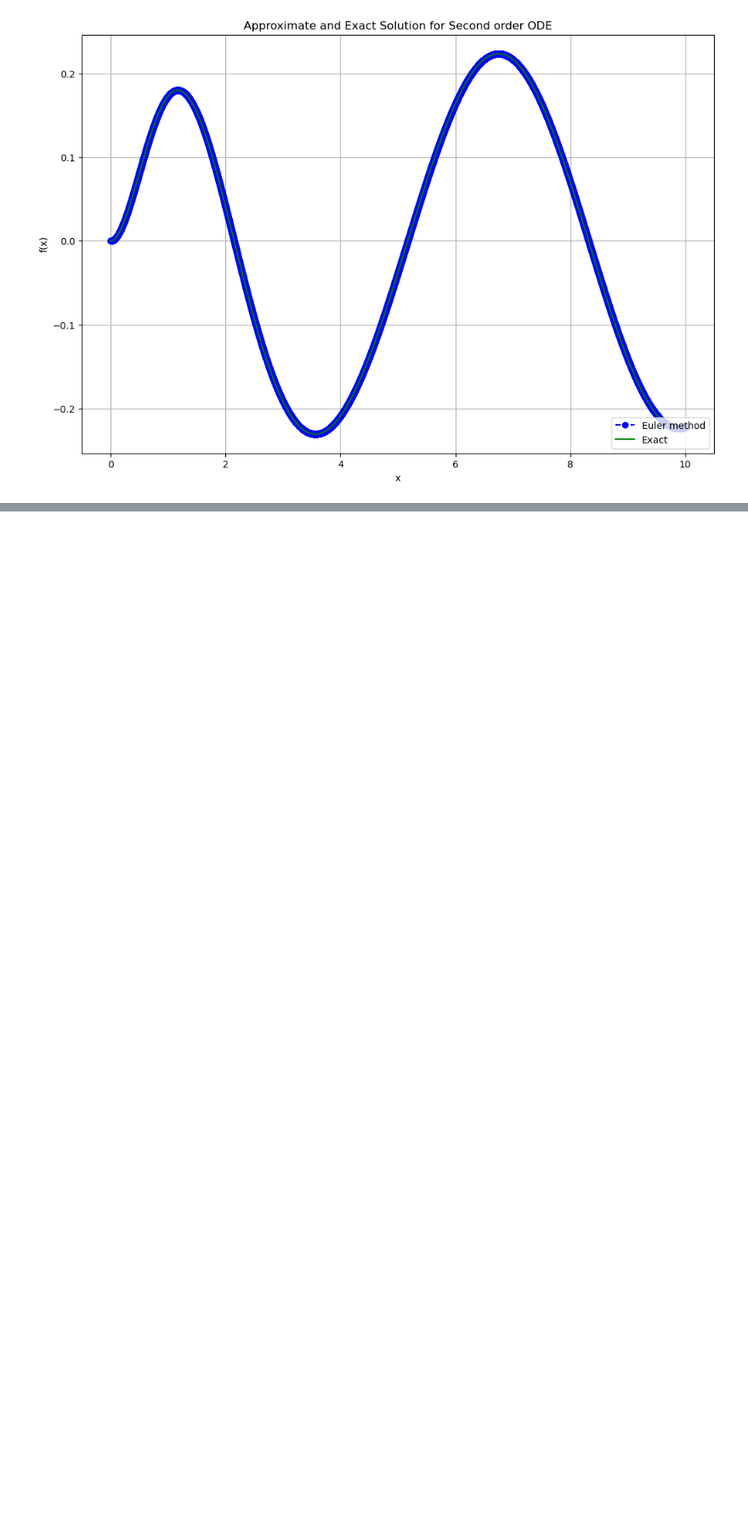
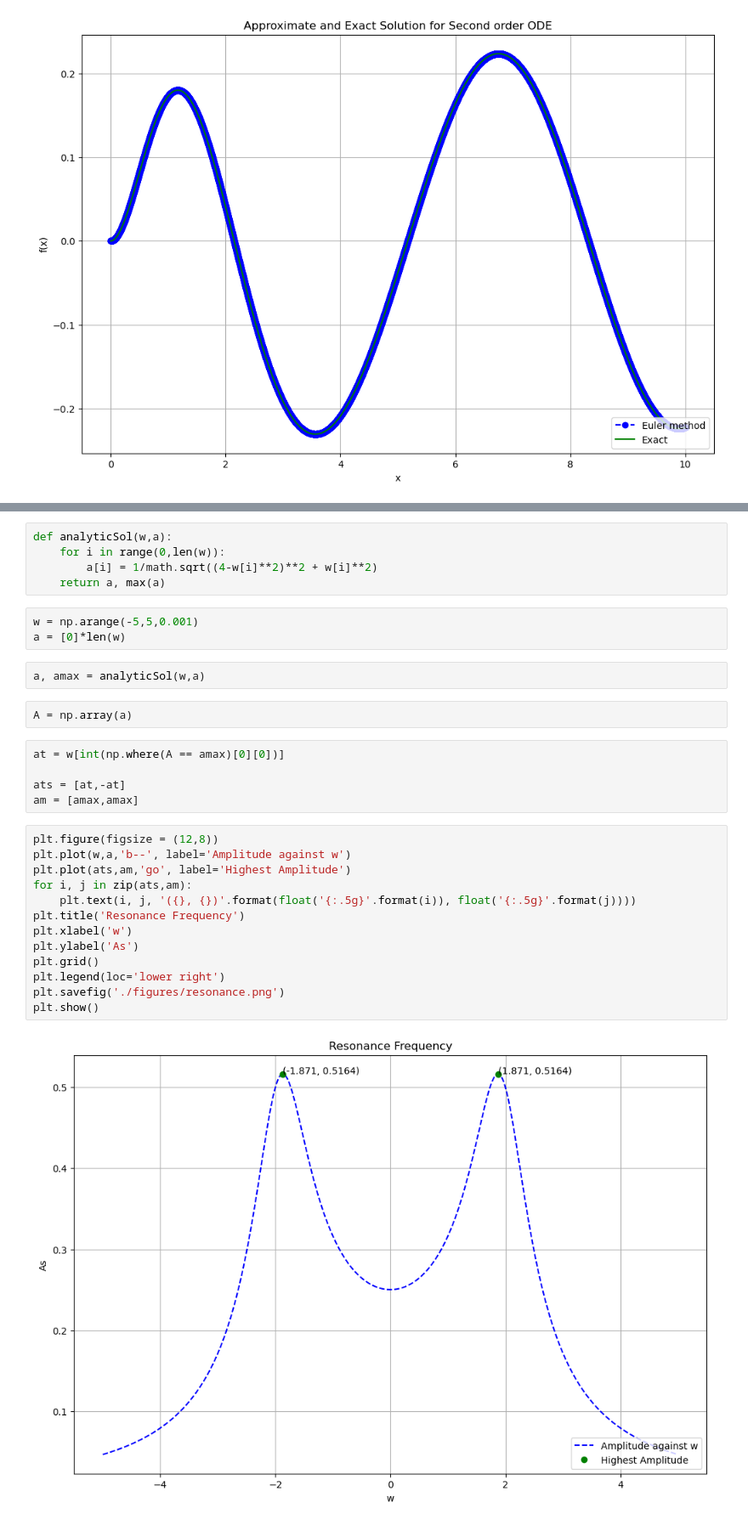
Before and after one commit to RinRin-32/odereport, a Jupyter notebook: main.ipynb, the cells around one changed output, grey strips where cells are left out. Shown: that part at 85% size. Drawn from its saved outputs; the diff is of its cells as text; blank space fills up the shorter version.

```diff
--- a/main.ipynb
+++ b/main.ipynb
@@ -266,0 +269,32 @@ plt.show()
+# %%
+def analyticSol(w,a):
+    for i in range(0,len(w)):
+        a[i] = 1/math.sqrt((4-w[i]**2)**2 + w[i]**2)
+    return a, max(a)
+# %%
+w = np.arange(-5,5,0.001)
+a = [0]*len(w)
+# %%
+a, amax = analyticSol(w,a)
+# %%
+A = np.array(a)
+# %%
+at = w[int(np.where(A == amax)[0][0])]
+
+ats = [at,-at]
+am = [amax,amax]
+# %%
+plt.figure(figsize = (12,8))
+plt.plot(w,a,'b--', label='Amplitude against w')
+plt.plot(ats,am,'go', label='Highest Amplitude')
+for i, j in zip(ats,am):
+    plt.text(i, j, '({}, {})'.format(float('{:.5g}'.format(i)), float('{:.5g}'.format(j))))
+plt.title('Resonance Frequency')
+plt.xlabel('w')
+plt.ylabel('As')
+plt.grid()
+plt.legend(loc='lower right')
+plt.savefig('./figures/resonance.png')
+plt.show()
+# %% [output]
+[figure, added]
```
Also changed, not shown: parts of 5 cells of this notebook, 2 other files.
